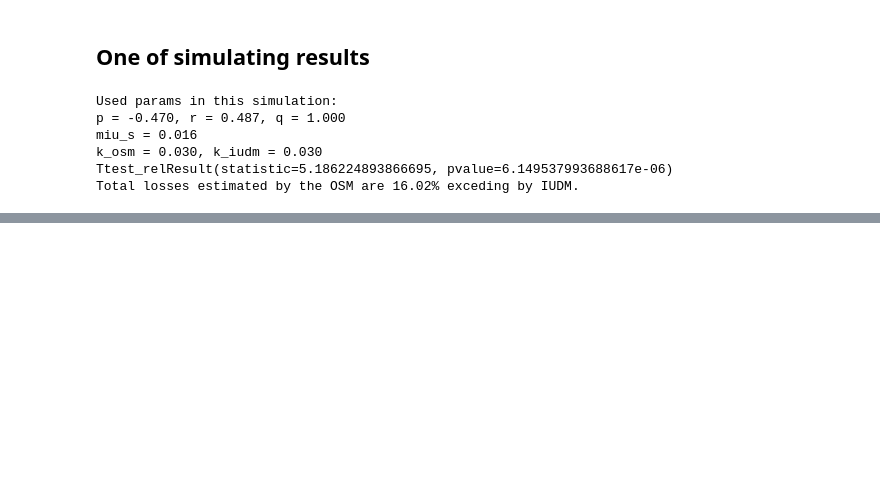
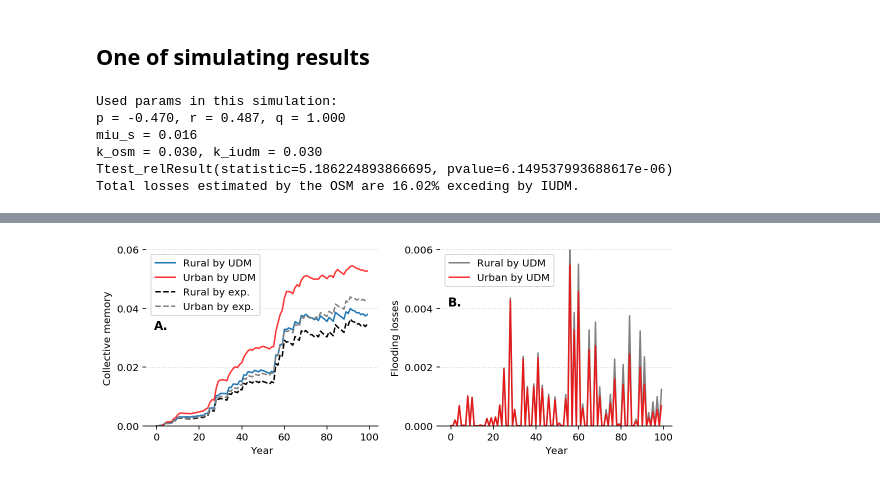
Before and after one commit to SongshGeo/Collective-Memory, a Jupyter notebook: plotting_result3.ipynb, the cells around one changed output, grey strips where cells are left out. Cells and saved outputs as stored; diff of their text form; code cells hidden in the pictures; blank space fills up the shorter version.

```diff
--- a/plotting_result3.ipynb
+++ b/plotting_result3.ipynb
@@ -116,0 +194,3 @@ ax5.legend(loc=1);
+# %%
+rural_simulating = one_of_simulating(years=100, k=0.03, kind='farm', how='exp', random_state=1).fillna(0.)
+urban_simulating = one_of_simulating(years=100, k=0.03, kind='off-farm', how='exp', random_state=1).fillna(0.)
@@ -116,0 +208,35 @@ ax5.legend(loc=1);
+# %%
+fig, (ax1, ax2) = plt.subplots(1, 2, figsize=(8, 3), constrained_layout=True)
+rural_simulating['u+v'].plot(ax=ax1, label='Rural by UDM')
+urban_simulating['u+v'].plot(ax=ax1, color='red', alpha=0.8, label='Urban by UDM')
+rural_simulating['m'].plot(ax=ax1, ls='--', color='black', label='Rural by exp.')
+urban_simulating['m'].plot(ax=ax1, ls='--', color='gray', label='Urban by exp.')
+ax1.legend(loc=2)
+ax1.set_ylabel("Collective memory")
+ax1.set_yticks(np.arange(0., 0.061, 0.02))
+ax1.set_ylim(0., 0.06)
+
+rural_simulating['loss_iudm'].plot(ax=ax2, color='gray', label='Rural by UDM')
+urban_simulating['loss_iudm'].plot(ax=ax2, color='red', alpha=0.8, label='Urban by UDM')
+ax2.legend(loc=2)
+ax2.set_ylabel("Flooding losses")
+ax2.set_yticks(np.arange(0., 0.0061, 0.002))
+ax2.set_ylim(0., 0.006)
+
+for ax in [ax1, ax2]:
+    ax.set_xlabel("Year")
+    ax.spines['top'].set_visible(False)
+    ax.spines['bottom'].set_visible(True)
+    ax.spines['left'].set_visible(False)
+    ax.spines['right'].set_visible(False)
+    ax.yaxis.grid(color='lightgray', linestyle='-.', linewidth=0.5)
+
+# 标签
+ax1.text(2, 0.034, 'A.', ha='center', va='center', weight='bold', size='large')
+ax2.text(2, 0.0042, 'B.', ha='center', va='center', weight='bold', size='large')
+
+# 出图
+plt.savefig("images/result_3-3.jpg", dpi=300)
+plt.show();
+# %% [output]
+[figure, added]
```
Also changed, not shown: parts of 13 cells of this notebook, 1 other file.
